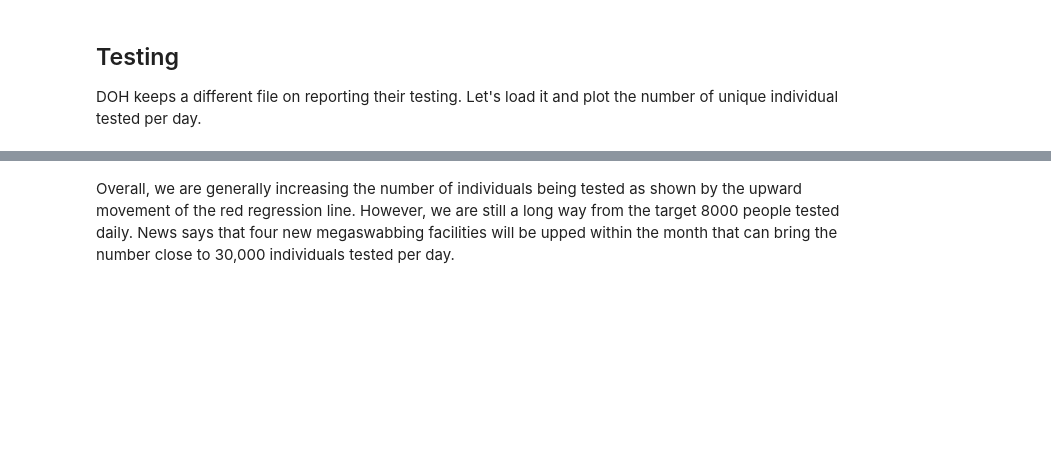
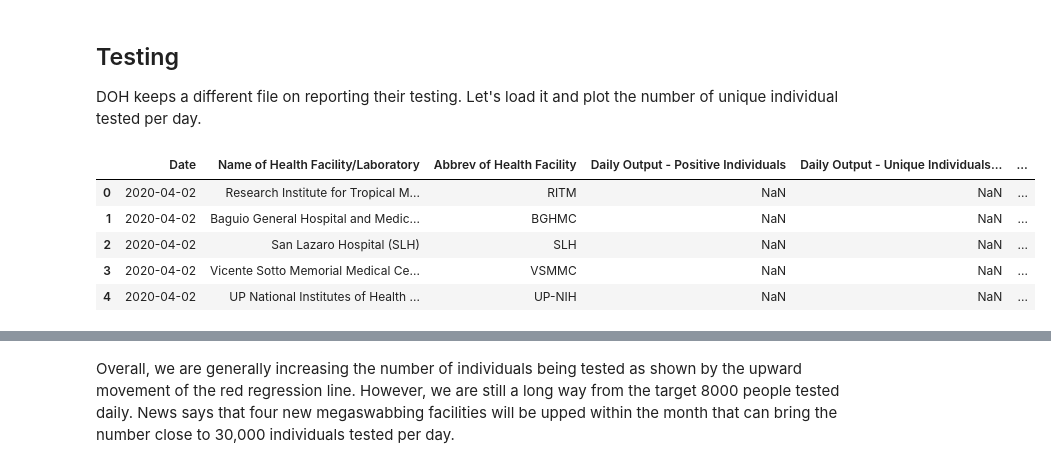
Before and after one commit to jpcajanding/Covid-19-Visualizations, a Jupyter notebook: philippines_charts.ipynb, the cells around one changed output, grey strips where cells are left out. Cells and saved outputs as stored; diff of their text form; code cells hidden in the pictures; blank space fills up the shorter version.

```diff
--- a/philippines_charts.ipynb
+++ b/philippines_charts.ipynb
@@ -283,10 +348,17 @@ If age doesn't matter when it comes to acquiring the disease, it is a different
 
 DOH keeps a different file on reporting their testing. Let's load it and plot the number of unique individual tested per day.
 # %%
-df = pd.read_csv('datafiles\doh\DOH COVID Data Drop_ 20200505 - 08 Testing Aggregates.csv',
+df = pd.read_csv('datafiles\doh\DOH COVID Data Drop_ 20200506 - 08 Testing Aggregates.csv',
                  parse_dates=['Date'], thousands=',')
 
 df.head(5)
+# %% [output]
+|  | Date | Name of Health Facility/Laboratory | Abbrev of Health Facility | Daily Output - Positive Individuals | Daily Output - Unique Individuals... | ... |
+| 0 | 2020-04-02 | Research Institute for Tropical M... | RITM | NaN | NaN | ... |
+| 1 | 2020-04-02 | Baguio General Hospital and Medic... | BGHMC | NaN | NaN | ... |
+| 2 | 2020-04-02 | San Lazaro Hospital (SLH) | SLH | NaN | NaN | ... |
+| 3 | 2020-04-02 | Vicente Sotto Memorial Medical Ce... | VSMMC | NaN | NaN | ... |
+| 4 | 2020-04-02 | UP National Institutes of Health ... | UP-NIH | NaN | NaN | ... |
 # %%
 columns = [col for col in df.columns if col not in ['Name of Health Facility/Laboratory', 'Abbrev of Health Facility',
                                                     'Date']]
```
Also changed, not shown: parts of 13 cells of this notebook, 3 other files.
